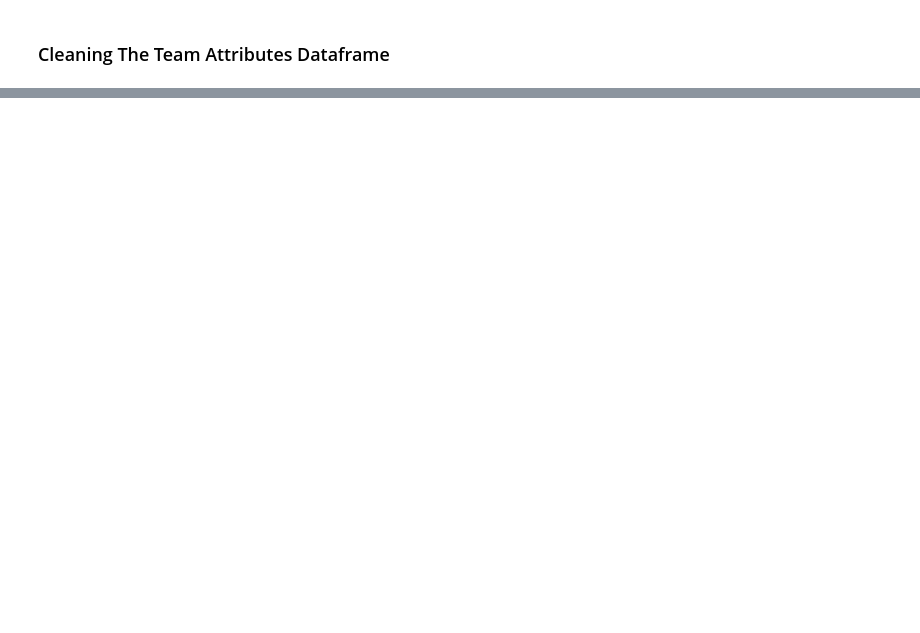
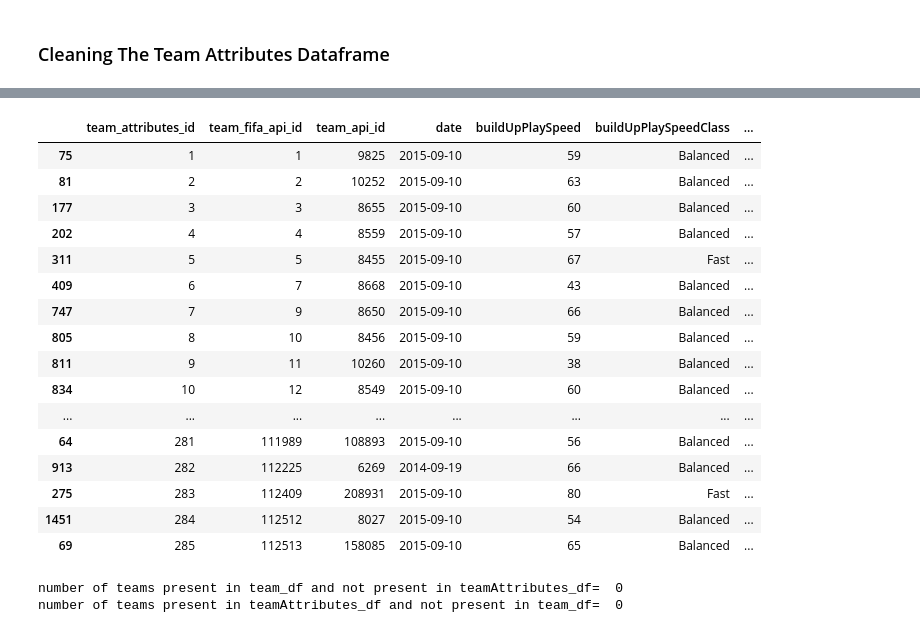
Before and after one commit to AmgadAshraf/EuropeanSoccer, a Jupyter notebook: ProjectNotebook.ipynb, the cells around one changed output, grey strips where cells are left out. Saved outputs shown, nothing was run; the diff lists cells and outputs as text; code cells hidden in the pictures; blank space fills up the shorter version.

```diff
--- a/ProjectNotebook.ipynb
+++ b/ProjectNotebook.ipynb
@@ -1000,8 +1197,27 @@ teamAttributes_df
 # %%
+teamAttributes_df['date'] = pd.to_datetime(teamAttributes_df['date'], format='%Y/%m/%d %H:%M:%S')
 del teamAttributes_df['id']
 teamAttributes_df= teamAttributes_df.sort_values(['team_fifa_api_id'])
 teamAttributes_df.insert(0, 'team_attributes_id', range(1, len(teamAttributes_df)+1))
 teamAttributes_df
+# %% [output]
+|  | team_attributes_id | team_fifa_api_id | team_api_id | date | buildUpPlaySpeed | buildUpPlaySpeedClass | ... |
+| 75 | 1 | 1 | 9825 | 2015-09-10 | 59 | Balanced | ... |
+| 81 | 2 | 2 | 10252 | 2015-09-10 | 63 | Balanced | ... |
+| 177 | 3 | 3 | 8655 | 2015-09-10 | 60 | Balanced | ... |
+| 202 | 4 | 4 | 8559 | 2015-09-10 | 57 | Balanced | ... |
+| 311 | 5 | 5 | 8455 | 2015-09-10 | 67 | Fast | ... |
+| 409 | 6 | 7 | 8668 | 2015-09-10 | 43 | Balanced | ... |
+| 747 | 7 | 9 | 8650 | 2015-09-10 | 66 | Balanced | ... |
+| 805 | 8 | 10 | 8456 | 2015-09-10 | 59 | Balanced | ... |
+| 811 | 9 | 11 | 10260 | 2015-09-10 | 38 | Balanced | ... |
+| 834 | 10 | 12 | 8549 | 2015-09-10 | 60 | Balanced | ... |
+| ... | ... | ... | ... | ... | ... | ... | ... |
+| 64 | 281 | 111989 | 108893 | 2015-09-10 | 56 | Balanced | ... |
+| 913 | 282 | 112225 | 6269 | 2014-09-19 | 66 | Balanced | ... |
+| 275 | 283 | 112409 | 208931 | 2015-09-10 | 80 | Fast | ... |
+| 1451 | 284 | 112512 | 8027 | 2015-09-10 | 54 | Balanced | ... |
+| 69 | 285 | 112513 | 158085 | 2015-09-10 | 65 | Balanced | ... |
 # %%
 teams1=team_df.loc[:,'team_fifa_api_id']
 teams2=teamAttributes_df.loc[:,'team_fifa_api_id']
@@ -1009,3 +1225,6 @@ differ1= teams1[~teams1.isin(teams2)]
 print('number of teams present in team_df and not present in teamAttributes_df= ', differ1.count())
 differ2= teams2[~teams2.isin(teams1)]
 print('number of teams present in teamAttributes_df and not present in team_df= ', differ2.count())
+# %% [output]
+number of teams present in team_df and not present in teamAttributes_df=  0
+number of teams present in teamAttributes_df and not present in team_df=  0
```
Also changed, not shown: parts of 23 cells of this notebook.
